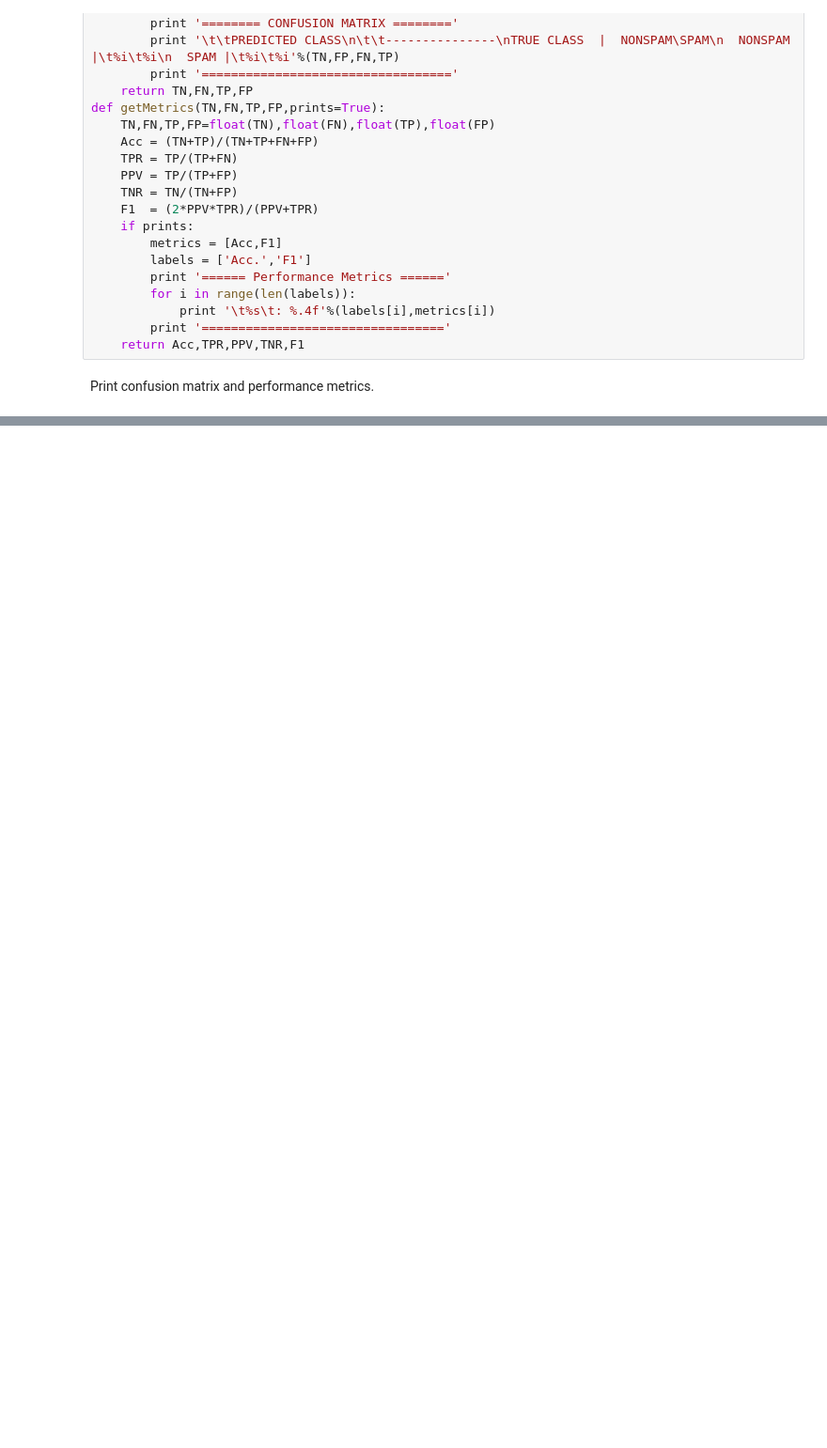
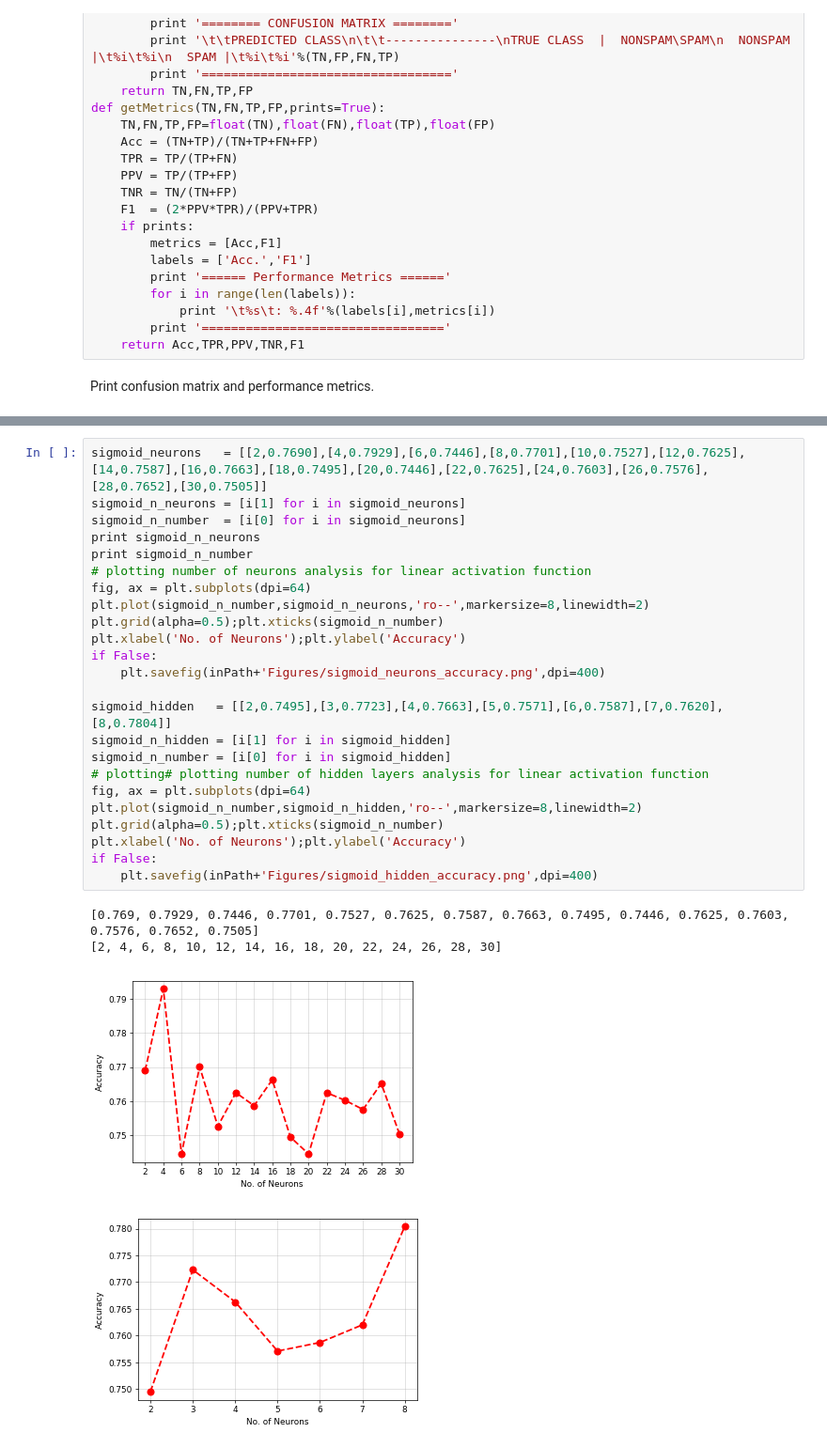
Before and after one commit to istewar1/Research, a Jupyter notebook: COSC 528/Project 4/COSC528_Project4_istewar1.ipynb, the cells around one changed output, grey strips where cells are left out. Shown at 94% size. Drawn from its saved outputs; the diff is of its cells as text; blank space fills up the shorter version.

```diff
--- a/COSC 528/Project 4/COSC528_Project4_istewar1.ipynb
+++ b/COSC 528/Project 4/COSC528_Project4_istewar1.ipynb
@@ -458,0 +564,29 @@ TRUE CLASS  |  NONSPAM\SPAM
+# %%
+sigmoid_neurons   = [[2,0.7690],[4,0.7929],[6,0.7446],[8,0.7701],[10,0.7527],[12,0.7625],[14,0.7587],[16,0.7663],[18,0.7495],[20,0.7446],[22,0.7625],[24,0.7603],[26,0.7576],[28,0.7652],[30,0.7505]]
+sigmoid_n_neurons = [i[1] for i in sigmoid_neurons]
+sigmoid_n_number  = [i[0] for i in sigmoid_neurons]
+print sigmoid_n_neurons
+print sigmoid_n_number
+# plotting number of neurons analysis for linear activation function
+fig, ax = plt.subplots(dpi=64)
+plt.plot(sigmoid_n_number,sigmoid_n_neurons,'ro--',markersize=8,linewidth=2)
+plt.grid(alpha=0.5);plt.xticks(sigmoid_n_number)
+plt.xlabel('No. of Neurons');plt.ylabel('Accuracy')
+if False:
+    plt.savefig(inPath+'Figures/sigmoid_neurons_accuracy.png',dpi=400)
+
+sigmoid_hidden   = [[2,0.7495],[3,0.7723],[4,0.7663],[5,0.7571],[6,0.7587],[7,0.7620],[8,0.7804]]
+sigmoid_n_hidden = [i[1] for i in sigmoid_hidden]
+sigmoid_n_number = [i[0] for i in sigmoid_hidden]
+# plotting# plotting number of hidden layers analysis for linear activation function
+fig, ax = plt.subplots(dpi=64)
+plt.plot(sigmoid_n_number,sigmoid_n_hidden,'ro--',markersize=8,linewidth=2)
+plt.grid(alpha=0.5);plt.xticks(sigmoid_n_number)
+plt.xlabel('No. of Neurons');plt.ylabel('Accuracy')
+if False:
+    plt.savefig(inPath+'Figures/sigmoid_hidden_accuracy.png',dpi=400)
+# %% [output]
+[0.769, 0.7929, 0.7446, 0.7701, 0.7527, 0.7625, 0.7587, 0.7663, 0.7495, 0.7446, 0.7625, 0.7603, 0.7576, 0.7652, 0.7505]
+[2, 4, 6, 8, 10, 12, 14, 16, 18, 20, 22, 24, 26, 28, 30]
+[figure, added]
+[figure, added]
```
Also changed, not shown: parts of 8 cells of this notebook, 6 other files.
